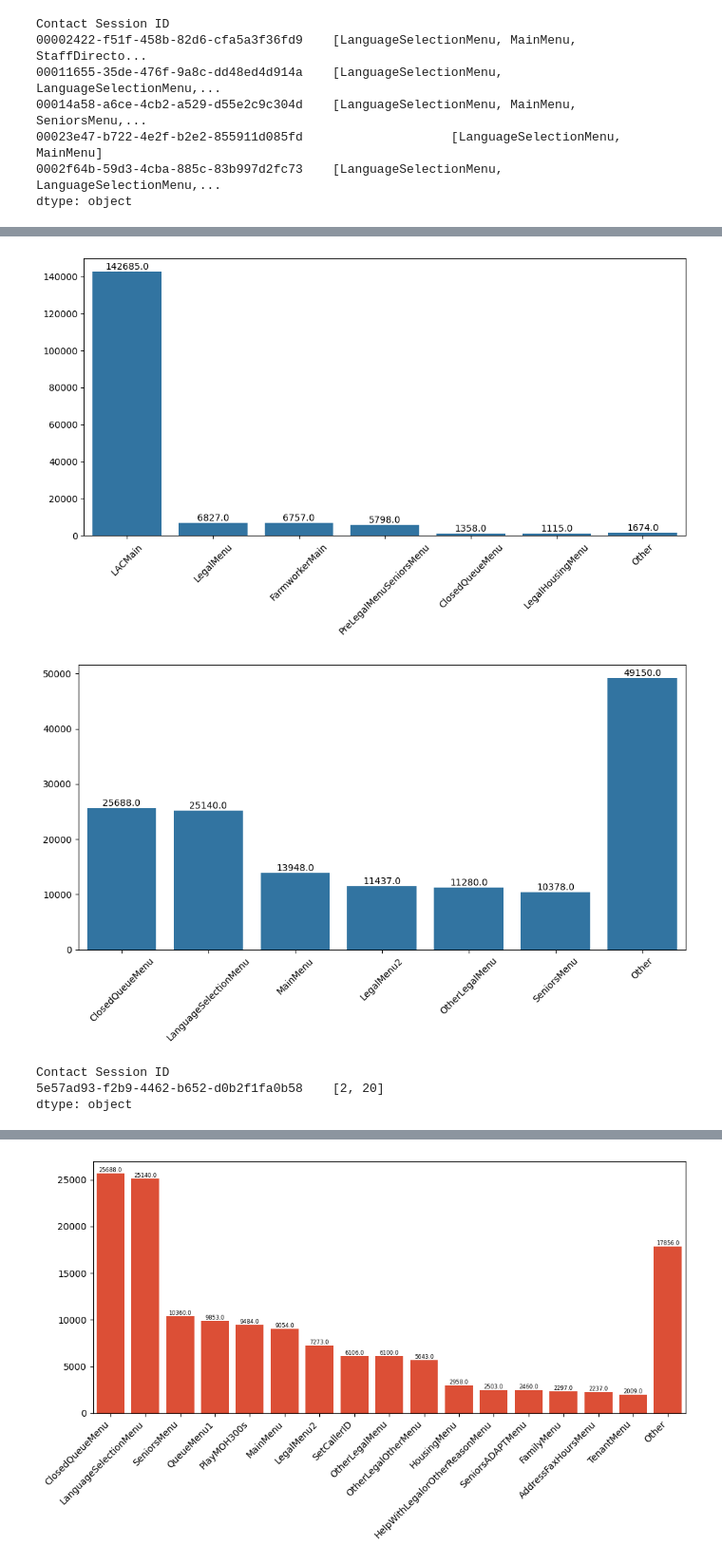
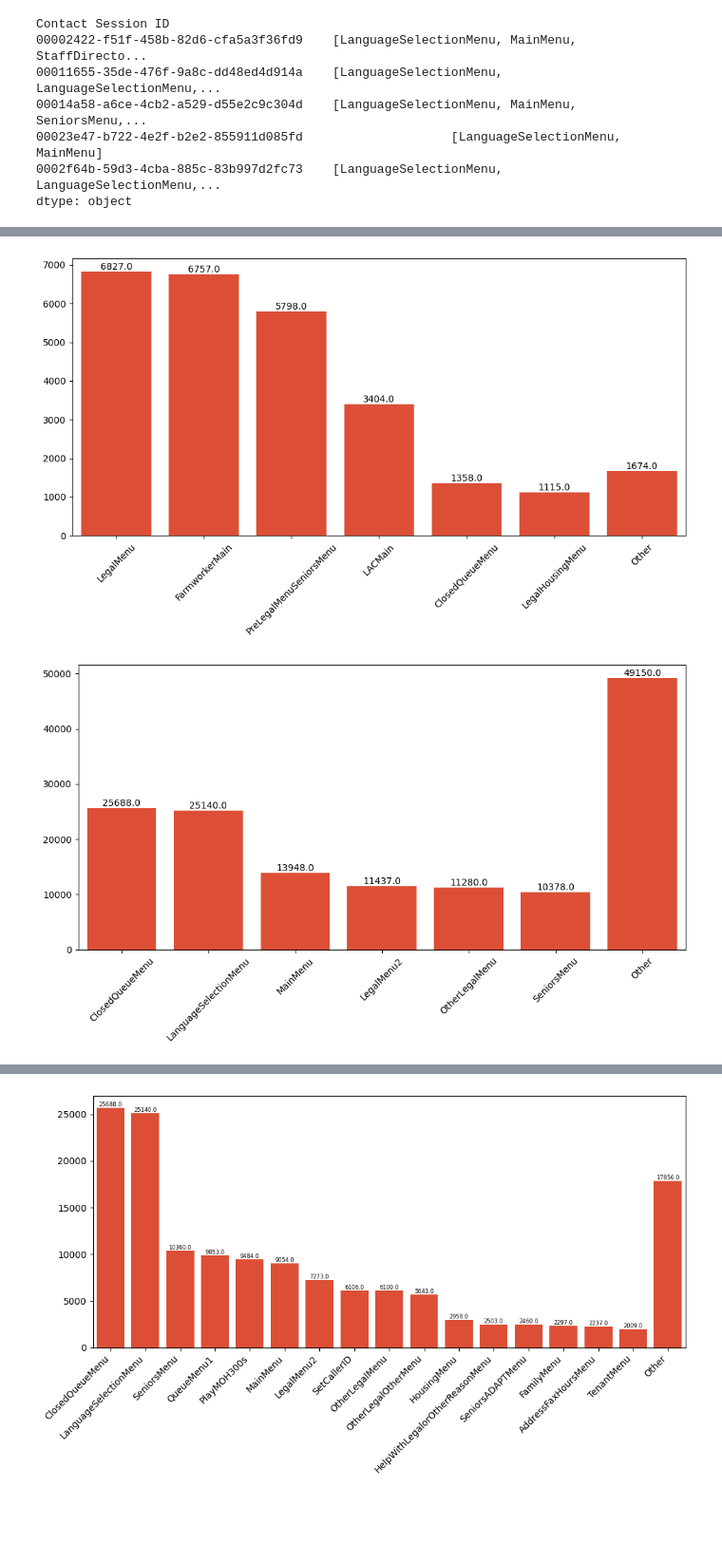
Before and after one commit to arvindkrishna87/STAT390_SP25_LegalAid, a Jupyter notebook: Manual improvements (redundancies)/Exploring Dataset.ipynb, the cells around one changed output, grey strips where cells are left out. Shown at 95% size. Cells and saved outputs as stored; diff of their text form; code cells hidden in the pictures; blank space fills up the shorter version.

```diff
--- a/Manual improvements (redundancies)/Exploring Dataset.ipynb
+++ b/Manual improvements (redundancies)/Exploring Dataset.ipynb
@@ -173,3 +193,20 @@ dtype: object
+# %%
+flow_journey.drop(index=list(set(flow_journey.index)-set(act_journey.index)), inplace=True)
+# %%
+def fix_LACMain(x):
+    if len(x)>1:
+        if x[1] == 'LACMain':
+            x[1] = 'MainMenu'
+    return x
+# %%
+def fix_LACMain2(x):
+    if len(x)>1:
+        if x[1] == 'LACMain':
+            x[1] = 'HolidayClosedMenu'
+    return x
+# %%
+flow_journey[act_journey[act_journey.apply(lambda x: 'MainMenu' in x)].index]=flow_journey[act_journey[act_journey.apply(lambda x: 'MainMenu' in x)].index].apply(lambda x: fix_LACMain(x))
+flow_journey[act_journey[act_journey.apply(lambda x: 'MainMenu' not in x)].index]=flow_journey[act_journey[act_journey.apply(lambda x: 'MainMenu' not in x)].index].apply(lambda x: fix_LACMain2(x))
 # %%
 activity_counts=act_journey.apply(lambda x: Counter(x)) #creates a dictionary for each caller that gets the number of times a given activity
 #appears in a journey, output shown below
@@ -202,20 +229,20 @@ condensed_num_repeated_flows=pd.concat([condensed_num_repeated_flows,pd.Series(n
 # %%
 #graph for the total number of flow repeats
 plt.figure(figsize=(10, 6))
-ax=sns.barplot(condensed_num_repeated_flows)
+ax=sns.barplot(condensed_num_repeated_flows, color='#f73c1b')
 for p in ax.patches:
     height = p.get_height()
     ax.text(
         p.get_x() + p.get_width() / 2,
         height,
         f'{height:.1f}',
         ha='center',
         va='bottom')
 plt.xticks(rotation=45)
 plt.tight_layout()
 plt.show()
 # %% [output]
-[figure, old version]
+[figure, new version]
 # %%
 #all of this is the same as above but for activities
 num_repeated_activities = act_dict.copy()
@@ -227,7 +254,7 @@ condesed_num_repeated_activities = num_repeated_activities[num_repeated_activiti
 condesed_num_repeated_activities=pd.concat([condesed_num_repeated_activities,pd.Series(num_repeated_activities[num_repeated_activities<10000].sum(),index=['Other'])])
 # %%
 plt.figure(figsize=(10, 6))
-ax=sns.barplot(condesed_num_repeated_activities)
+ax=sns.barplot(condesed_num_repeated_activities, color='#f73c1b')
 for p in ax.patches:
     height = p.get_height()
     if not np.isnan(height) and height > 0:
@@ -242,4 +269,4 @@ plt.xticks(rotation=45)
 plt.tight_layout()
 plt.show()
 # %% [output]
-[figure, old version]
+[figure, new version]
@@ -249,10 +272,0 @@ repeat_seniors=activity_counts.apply(lambda x: x['SeniorsMenu']>=2) #replace wit
-# %%
-#for the ones where senior repeat, this finds the indices in the journey where the caller goes to the seniors menu
-where_seniors=act_journey[repeat_seniors[repeat_seniors==True].index].apply(lambda x: [i for i, val in enumerate(x) if val=='SeniorsMenu'])
-
-#wanted to look at an interesting case
-where_seniors[where_seniors.apply(lambda x: x==[2,20])]
-# %% [output]
-Contact Session ID
-5e57ad93-f2b9-4462-b652-d0b2f1fa0b58    [2, 20]
-dtype: object
```
Also changed, not shown: parts of 19 cells of this notebook.
